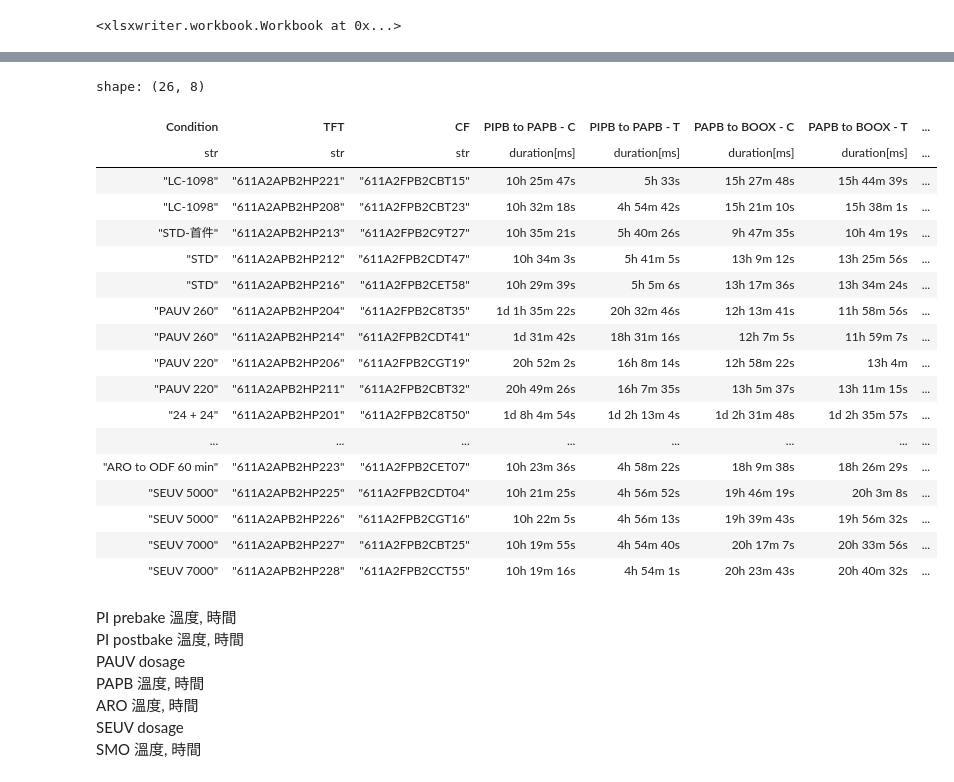
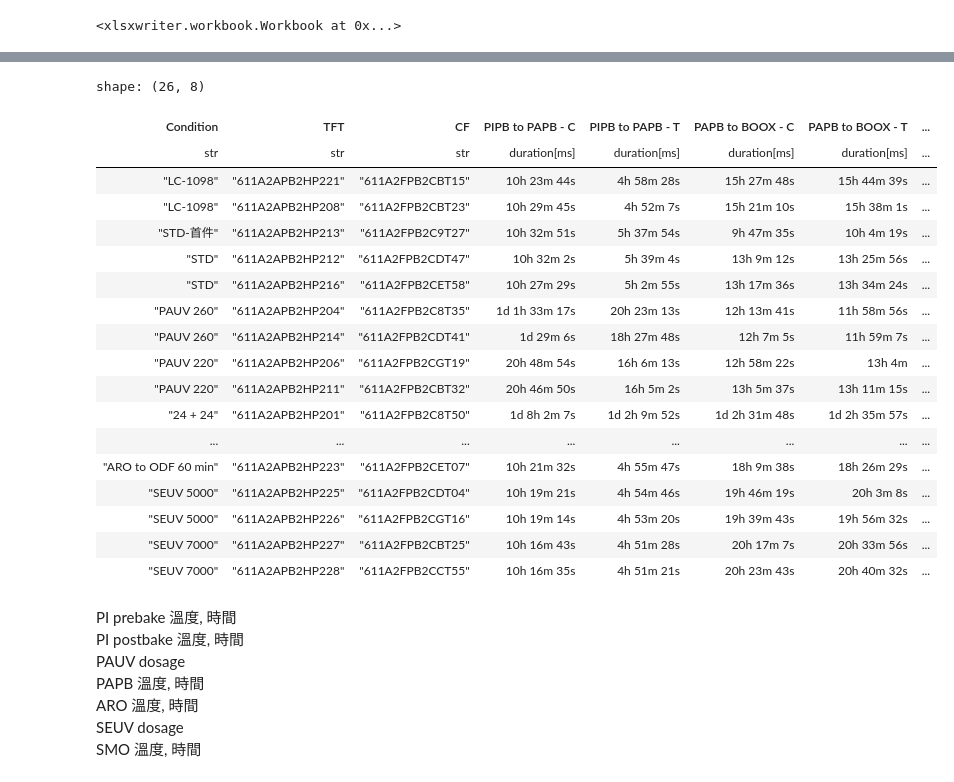
Before and after one commit to dimsplendid/innolux, a Jupyter notebook: notebooks/T2 6117 ZIX-7061XX TR 3.5/EDA.ipynb, the cells around one changed output, grey strips where cells are left out. Cells and saved outputs as stored; diff of their text form; code cells hidden in the pictures.

```diff
--- a/notebooks/T2 6117 ZIX-7061XX TR 3.5/EDA.ipynb
+++ b/notebooks/T2 6117 ZIX-7061XX TR 3.5/EDA.ipynb
@@ -122,7 +176,9 @@ t2_edc_steps = {
     "BOOX TIME": {"step": (r"2CASM\d30", r"Heating_Time"), "filter": None},
     "SEUV": {"step": (r"2CASM\dC0", r"UV_Energy"), "filter": None},
     "SEPB TEMP": {"step": (r"2CASM\dD0", r"Temp"), "filter": None},
-    "SEPB TIME": {"step": (r"2CASM\dD0", r"Heating_Time"), "filter": None},
+    "SEPB TIME" : {"step": (r"2CASM\dD0", r"Heating_Time"), "filter": None},
+    "BOOX to ODF" : {"step": (r"2CASM\dB0", r"ARO_ODF_QTime"), "filter": None},
+    "ODF to SEUV" : {"step": (r"2CASM\dC0", r"ODF_UV_QTime"), "filter": None},
 }
 eda = eda_raw.select("ID").unique()
 for step, kwargs in t2_edc_steps.items():
@@ -310,51 +368,51 @@ shape: (52, 13)
 # %%
 (
     condition
         .join(
             qtime.select([col for col in qtime.columns if qtime[col].null_count() == 0]),
             left_on="CF",
             right_on='ID',
             suffix="_CF",
             maintain_order="left",
         )
         .join(
             qtime,
             left_on="TFT",
             right_on="ID",
             suffix="_TFT",
             maintain_order="left",
         )
         .select(
             "Condition", "TFT", "CF",
-            (pl.col('PAPB_IN'    ) - pl.col('PIPB_OUT'    )).alias('PIPB to PAPB - C'),
-            (pl.col('PAPB_IN_TFT') - pl.col('PIPB_OUT_TFT')).alias('PIPB to PAPB - T'),
+            (pl.col('PAUV_IN'    ) - pl.col('PIPB_OUT'    )).alias('PIPB to PAPB - C'),
+            (pl.col('PAUV_IN_TFT') - pl.col('PIPB_OUT_TFT')).alias('PIPB to PAPB - T'),
             (pl.col('BOOX_IN'    ) - pl.col('PAPB_OUT'    )).alias('PAPB to BOOX - C'),
             (pl.col('BOOX_IN'    ) - pl.col('PAPB_OUT_TFT')).alias('PAPB to BOOX - T'),
             # (pl.col('ODFX_IN'    ) - pl.col('LCDP_OUT'    )).alias('LCDP to ODFX'    ),
             (pl.col('SEUV_IN'    ) - pl.col('ODFX_OUT'    )).alias('ODFX to SEUV'    ),
         )
         # .write_excel(cwd / "qtime_summary.xlsx")
 )
 # %% [output]
 shape: (26, 8)
 | Condition | TFT | CF | PIPB to PAPB - C | PIPB to PAPB - T | PAPB to BOOX - C | PAPB to BOOX - T | ... |
 | str | str | str | duration[ms] | duration[ms] | duration[ms] | duration[ms] | ... |
-| "LC-1098" | "611A2APB2HP221" | "611A2FPB2CBT15" | 10h 25m 47s | 5h 33s | 15h 27m 48s | 15h 44m 39s | ... |
-| "LC-1098" | "611A2APB2HP208" | "611A2FPB2CBT23" | 10h 32m 18s | 4h 54m 42s | 15h 21m 10s | 15h 38m 1s | ... |
-| "STD-首件" | "611A2APB2HP213" | "611A2FPB2C9T27" | 10h 35m 21s | 5h 40m 26s | 9h 47m 35s | 10h 4m 19s | ... |
-| "STD" | "611A2APB2HP212" | "611A2FPB2CDT47" | 10h 34m 3s | 5h 41m 5s | 13h 9m 12s | 13h 25m 56s | ... |
-| "STD" | "611A2APB2HP216" | "611A2FPB2CET58" | 10h 29m 39s | 5h 5m 6s | 13h 17m 36s | 13h 34m 24s | ... |
-| "PAUV 260" | "611A2APB2HP204" | "611A2FPB2C8T35" | 1d 1h 35m 22s | 20h 32m 46s | 12h 13m 41s | 11h 58m 56s | ... |
-| "PAUV 260" | "611A2APB2HP214" | "611A2FPB2CDT41" | 1d 31m 42s | 18h 31m 16s | 12h 7m 5s | 11h 59m 7s | ... |
-| "PAUV 220" | "611A2APB2HP206" | "611A2FPB2CGT19" | 20h 52m 2s | 16h 8m 14s | 12h 58m 22s | 13h 4m | ... |
-| "PAUV 220" | "611A2APB2HP211" | "611A2FPB2CBT32" | 20h 49m 26s | 16h 7m 35s | 13h 5m 37s | 13h 11m 15s | ... |
-| "24 + 24" | "611A2APB2HP201" | "611A2FPB2C8T50" | 1d 8h 4m 54s | 1d 2h 13m 4s | 1d 2h 31m 48s | 1d 2h 35m 57s | ... |
+| "LC-1098" | "611A2APB2HP221" | "611A2FPB2CBT15" | 10h 23m 44s | 4h 58m 28s | 15h 27m 48s | 15h 44m 39s | ... |
+| "LC-1098" | "611A2APB2HP208" | "611A2FPB2CBT23" | 10h 29m 45s | 4h 52m 7s | 15h 21m 10s | 15h 38m 1s | ... |
+| "STD-首件" | "611A2APB2HP213" | "611A2FPB2C9T27" | 10h 32m 51s | 5h 37m 54s | 9h 47m 35s | 10h 4m 19s | ... |
+| "STD" | "611A2APB2HP212" | "611A2FPB2CDT47" | 10h 32m 2s | 5h 39m 4s | 13h 9m 12s | 13h 25m 56s | ... |
+| "STD" | "611A2APB2HP216" | "611A2FPB2CET58" | 10h 27m 29s | 5h 2m 55s | 13h 17m 36s | 13h 34m 24s | ... |
+| "PAUV 260" | "611A2APB2HP204" | "611A2FPB2C8T35" | 1d 1h 33m 17s | 20h 23m 13s | 12h 13m 41s | 11h 58m 56s | ... |
+| "PAUV 260" | "611A2APB2HP214" | "611A2FPB2CDT41" | 1d 29m 6s | 18h 27m 48s | 12h 7m 5s | 11h 59m 7s | ... |
+| "PAUV 220" | "611A2APB2HP206" | "611A2FPB2CGT19" | 20h 48m 54s | 16h 6m 13s | 12h 58m 22s | 13h 4m | ... |
+| "PAUV 220" | "611A2APB2HP211" | "611A2FPB2CBT32" | 20h 46m 50s | 16h 5m 2s | 13h 5m 37s | 13h 11m 15s | ... |
+| "24 + 24" | "611A2APB2HP201" | "611A2FPB2C8T50" | 1d 8h 2m 7s | 1d 2h 9m 52s | 1d 2h 31m 48s | 1d 2h 35m 57s | ... |
 | ... | ... | ... | ... | ... | ... | ... | ... |
-| "ARO to ODF 60 min" | "611A2APB2HP223" | "611A2FPB2CET07" | 10h 23m 36s | 4h 58m 22s | 18h 9m 38s | 18h 26m 29s | ... |
-| "SEUV 5000" | "611A2APB2HP225" | "611A2FPB2CDT04" | 10h 21m 25s | 4h 56m 52s | 19h 46m 19s | 20h 3m 8s | ... |
-| "SEUV 5000" | "611A2APB2HP226" | "611A2FPB2CGT16" | 10h 22m 5s | 4h 56m 13s | 19h 39m 43s | 19h 56m 32s | ... |
-| "SEUV 7000" | "611A2APB2HP227" | "611A2FPB2CBT25" | 10h 19m 55s | 4h 54m 40s | 20h 17m 7s | 20h 33m 56s | ... |
-| "SEUV 7000" | "611A2APB2HP228" | "611A2FPB2CCT55" | 10h 19m 16s | 4h 54m 1s | 20h 23m 43s | 20h 40m 32s | ... |
+| "ARO to ODF 60 min" | "611A2APB2HP223" | "611A2FPB2CET07" | 10h 21m 32s | 4h 55m 47s | 18h 9m 38s | 18h 26m 29s | ... |
+| "SEUV 5000" | "611A2APB2HP225" | "611A2FPB2CDT04" | 10h 19m 21s | 4h 54m 46s | 19h 46m 19s | 20h 3m 8s | ... |
+| "SEUV 5000" | "611A2APB2HP226" | "611A2FPB2CGT16" | 10h 19m 14s | 4h 53m 20s | 19h 39m 43s | 19h 56m 32s | ... |
+| "SEUV 7000" | "611A2APB2HP227" | "611A2FPB2CBT25" | 10h 16m 43s | 4h 51m 28s | 20h 17m 7s | 20h 33m 56s | ... |
+| "SEUV 7000" | "611A2APB2HP228" | "611A2FPB2CCT55" | 10h 16m 35s | 4h 51m 21s | 20h 23m 43s | 20h 40m 32s | ... |
 # %% [markdown]
 PI prebake 溫度, 時間
 PI postbake 溫度, 時間
```
Also changed, not shown: parts of 7 cells of this notebook, 5 other files.
